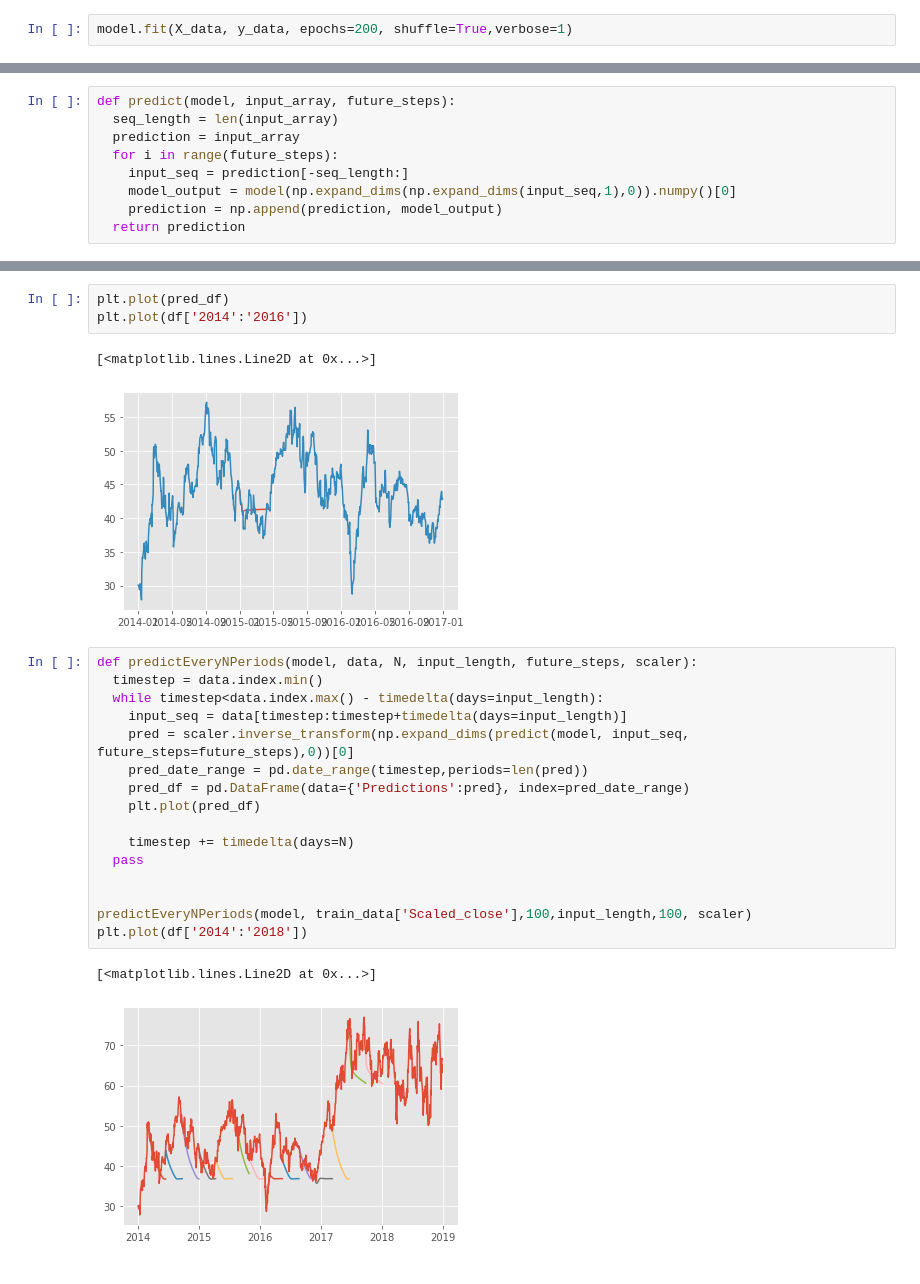
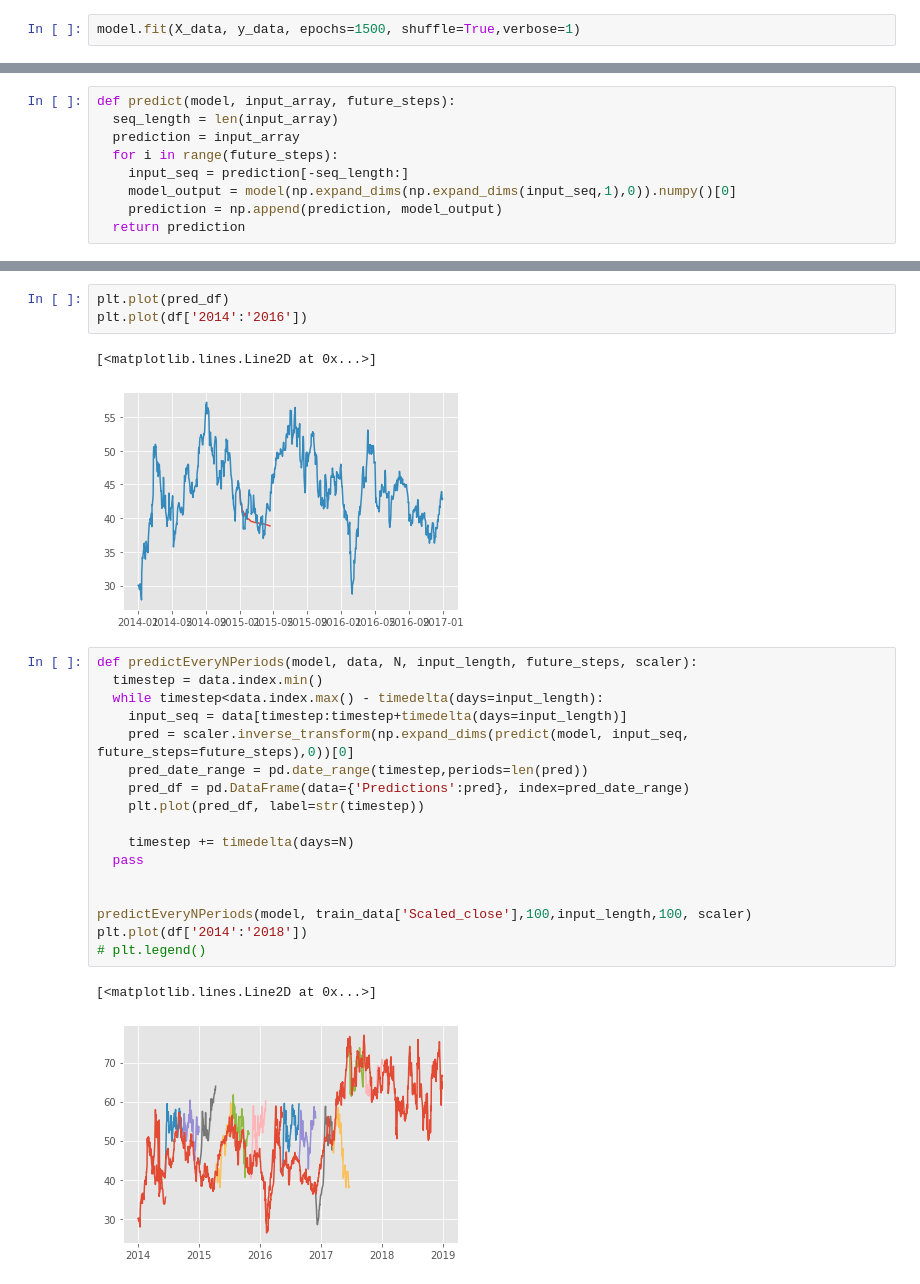
Before and after one commit to Nikhil-Khetani/Tesla-Stock-Price-Predictor, a Jupyter notebook: Notebook3.ipynb, the cells around one changed output, grey strips where cells are left out. Saved outputs shown, nothing was run; the diff lists cells and outputs as text.

Commit message:
Edited graph

```diff
--- a/Notebook3.ipynb
+++ b/Notebook3.ipynb
@@ -194,5 +194,5 @@ WARNING:tensorflow:Layer lstm_1 will not use cuDNN kernel since it doesn't meet
 n_features = 1
 X_data = X_data.reshape((X_data.shape[0], X_data.shape[1], n_features))
 # %%
-model.fit(X_data, y_data, epochs=200, shuffle=True,verbose=1)
+model.fit(X_data, y_data, epochs=1500, shuffle=True,verbose=1)
 # %% [output]
@@ -310,23 +310,24 @@ plt.plot(pred_df)
 plt.plot(df['2014':'2016'])
 # %% [output]
 [<matplotlib.lines.Line2D at 0x...>]
-[figure, old version]
+[figure, new version]
 # %%
 def predictEveryNPeriods(model, data, N, input_length, future_steps, scaler):
   timestep = data.index.min()
   while timestep<data.index.max() - timedelta(days=input_length):
     input_seq = data[timestep:timestep+timedelta(days=input_length)]
     pred = scaler.inverse_transform(np.expand_dims(predict(model, input_seq, future_steps=future_steps),0))[0]
     pred_date_range = pd.date_range(timestep,periods=len(pred))
     pred_df = pd.DataFrame(data={'Predictions':pred}, index=pred_date_range)
-    plt.plot(pred_df)
+    plt.plot(pred_df, label=str(timestep))
 
     timestep += timedelta(days=N)
   pass
 
 
 predictEveryNPeriods(model, train_data['Scaled_close'],100,input_length,100, scaler)
 plt.plot(df['2014':'2018'])
+# plt.legend()
 # %% [output]
 [<matplotlib.lines.Line2D at 0x...>]
-[figure, old version]
+[figure, new version]
```
Also changed, not shown: parts of 4 cells of this notebook.
